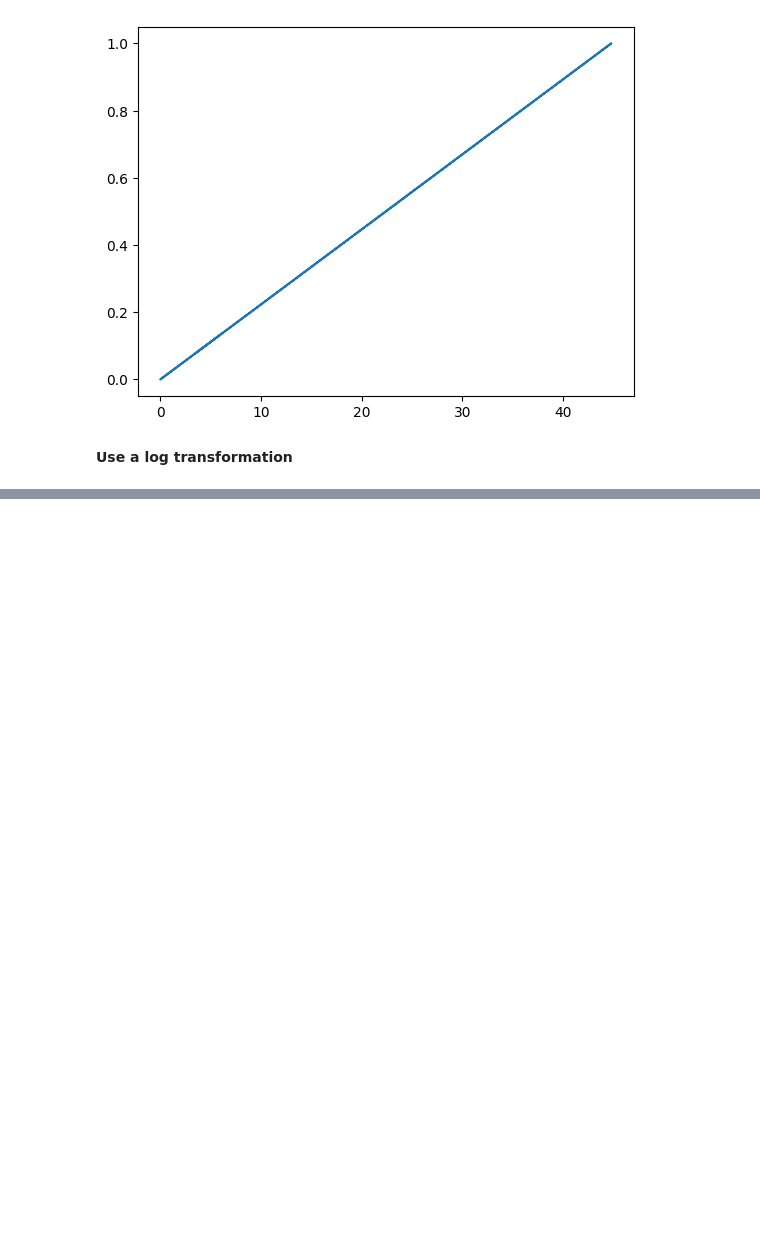
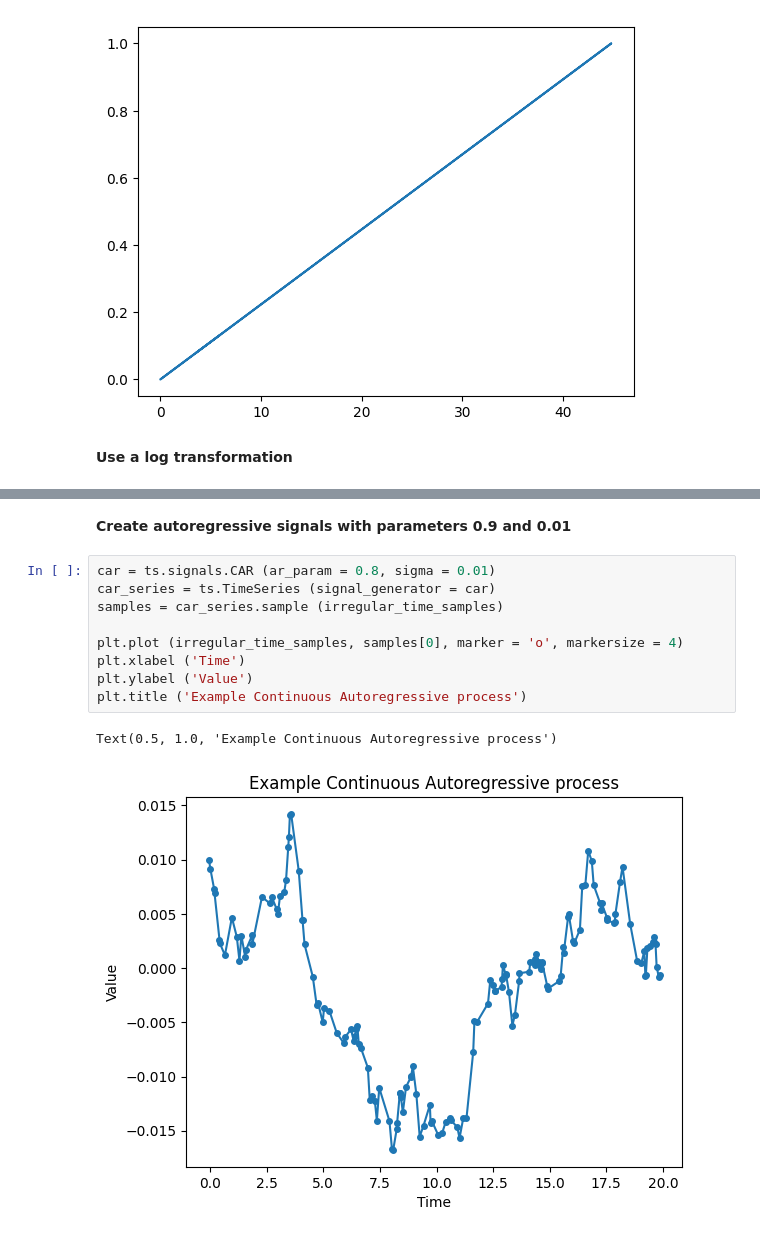
Before and after one commit to AleksandrMorozov123/Time-series-theory, a Jupyter notebook: time-series-forecasting.ipynb, the cells around one changed output, grey strips where cells are left out. Saved outputs shown, nothing was run; the diff lists cells and outputs as text; blank space fills up the shorter version.

Commit message:
Kaggle Notebook | Time series forecasting  | Version 7

```diff
--- a/time-series-forecasting.ipynb
+++ b/time-series-forecasting.ipynb
@@ -166,0 +160,14 @@ plt.show()
+# %% [markdown]
+**Create autoregressive signals with parameters 0.9 and 0.01**
+# %%
+car = ts.signals.CAR (ar_param = 0.8, sigma = 0.01)
+car_series = ts.TimeSeries (signal_generator = car)
+samples = car_series.sample (irregular_time_samples)
+
+plt.plot (irregular_time_samples, samples[0], marker = 'o', markersize = 4)
+plt.xlabel ('Time')
+plt.ylabel ('Value')
+plt.title ('Example Continuous Autoregressive process')
+# %% [output]
+Text(0.5, 1.0, 'Example Continuous Autoregressive process')
+[figure, added]
```
Also changed, not shown: parts of 20 cells of this notebook.
